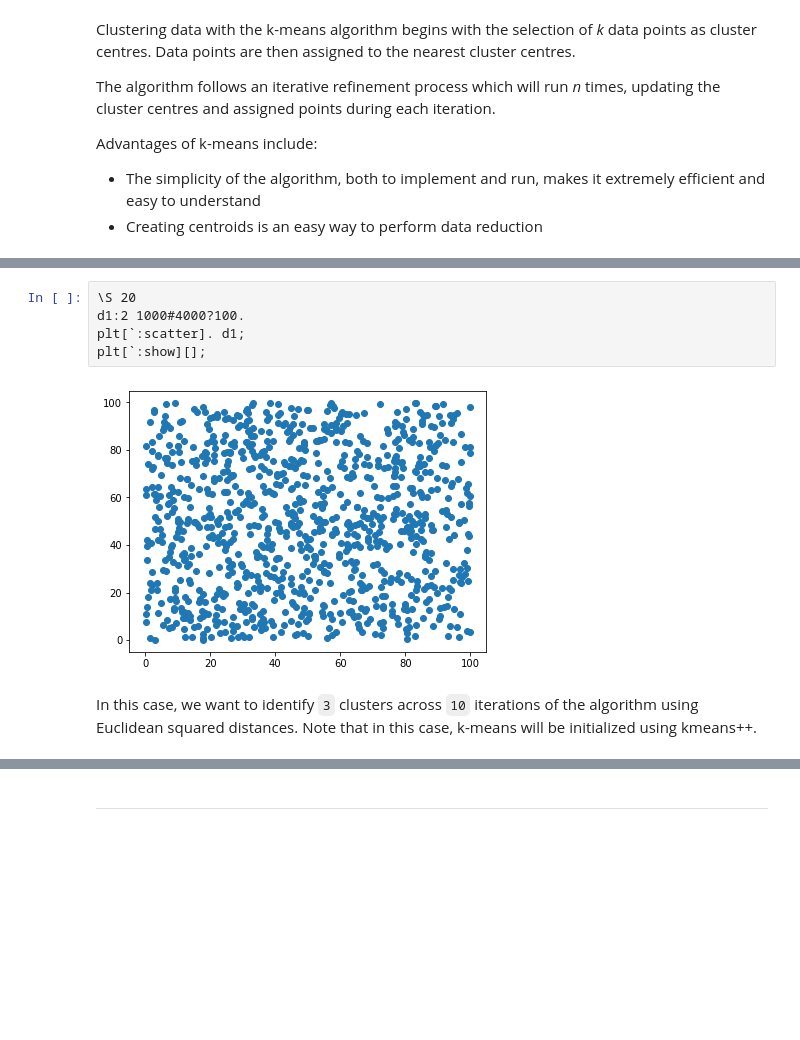
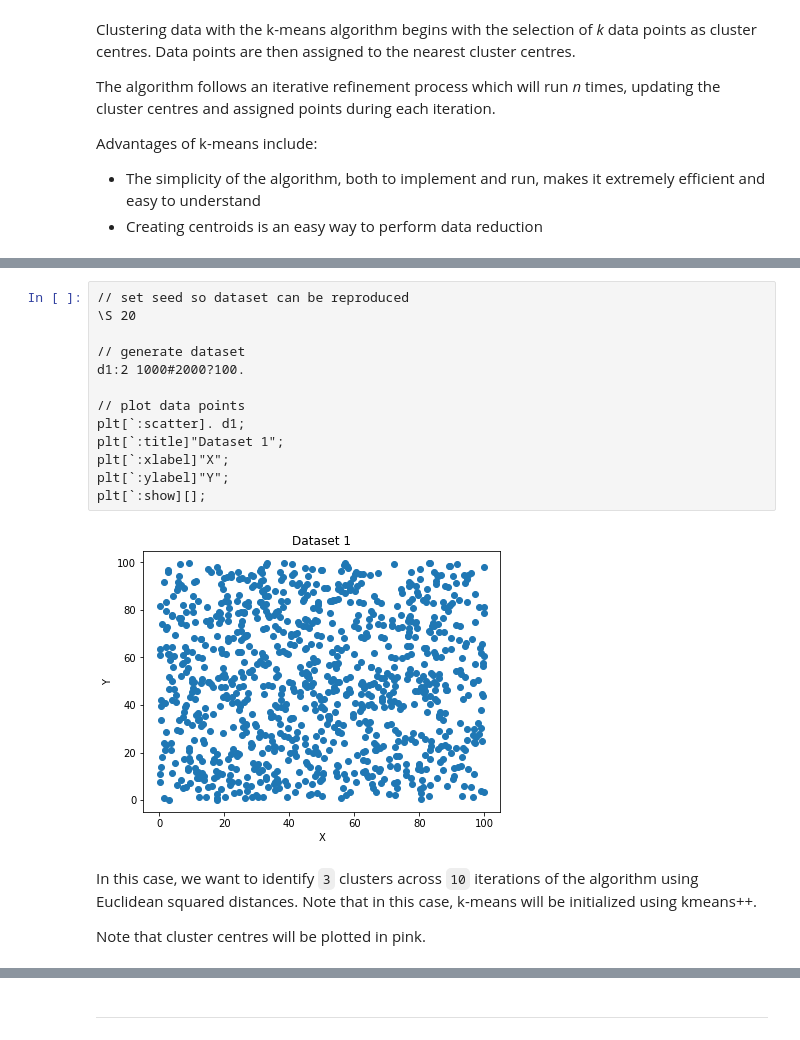
Before and after one commit to dmorgankx/mlnotebooks, a Jupyter notebook: notebooks/11 Clustering.ipynb, the cells around one changed output, grey strips where cells are left out. Drawn from its saved outputs; the diff is of its cells as text; blank space fills up the shorter version.

Commit message:
clustering updates

```diff
--- a/notebooks/11 Clustering.ipynb
+++ b/notebooks/11 Clustering.ipynb
@@ -104,9 +93,19 @@ The algorithm is able to cluster the data into evenly spaced clusters in compari
 # %%
+// set seed so dataset can be reproduced
 \S 20
-d1:2 1000#4000?100.
+
+// generate dataset
+d1:2 1000#2000?100.
+
+// plot data points
 plt[`:scatter]. d1;
+plt[`:title]"Dataset 1";
+plt[`:xlabel]"X";
+plt[`:ylabel]"Y";
 plt[`:show][];
 # %% [output]
-[figure, old version]
+[figure, new version]
 # %% [markdown]
 In this case, we want to identify `3` clusters across `10` iterations of the algorithm using Euclidean squared distances. Note that in this case, k-means will be initialized using kmeans++.
+
+Note that cluster centres will be plotted in pink.
```
Also changed, not shown: parts of 90 cells of this notebook.
